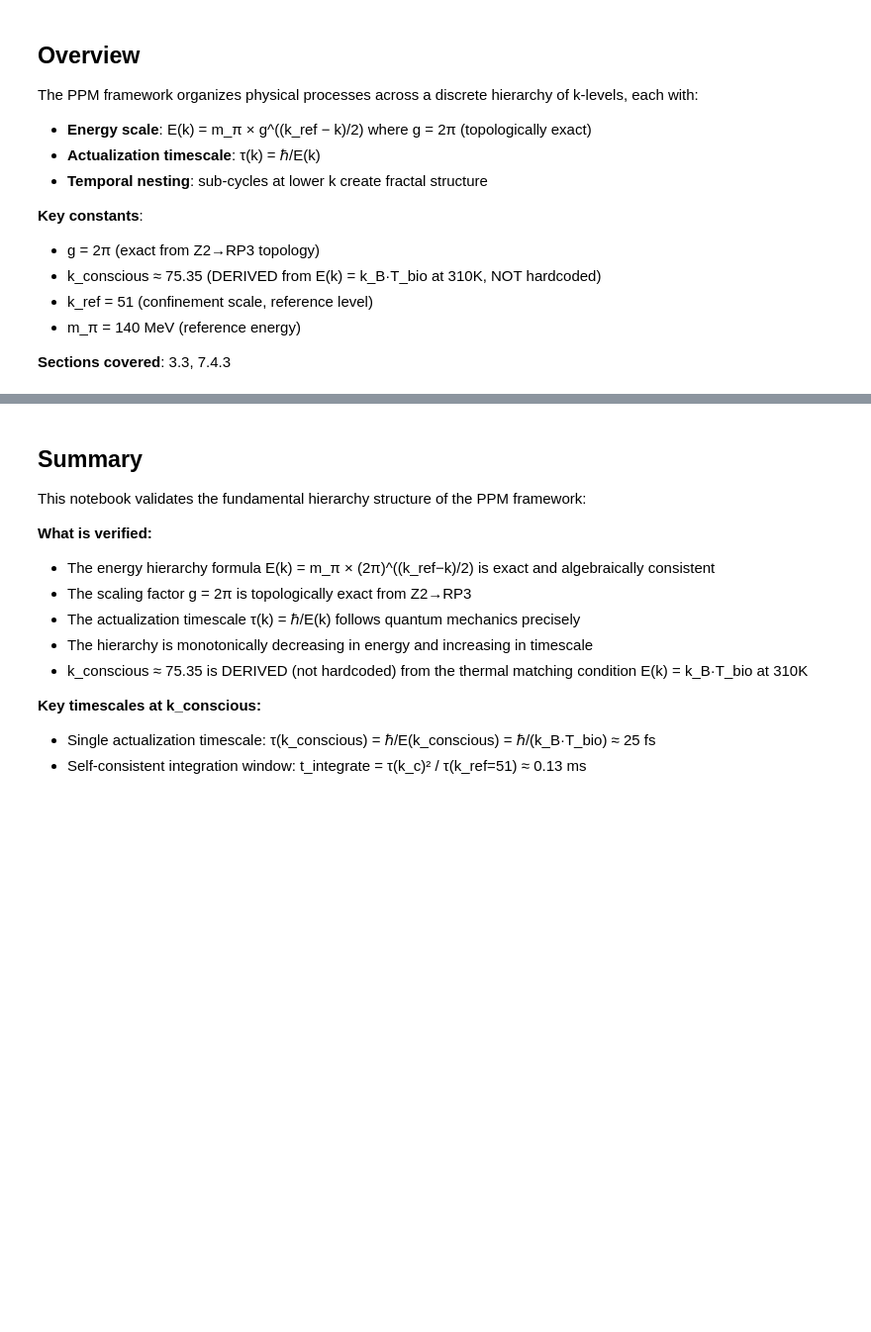
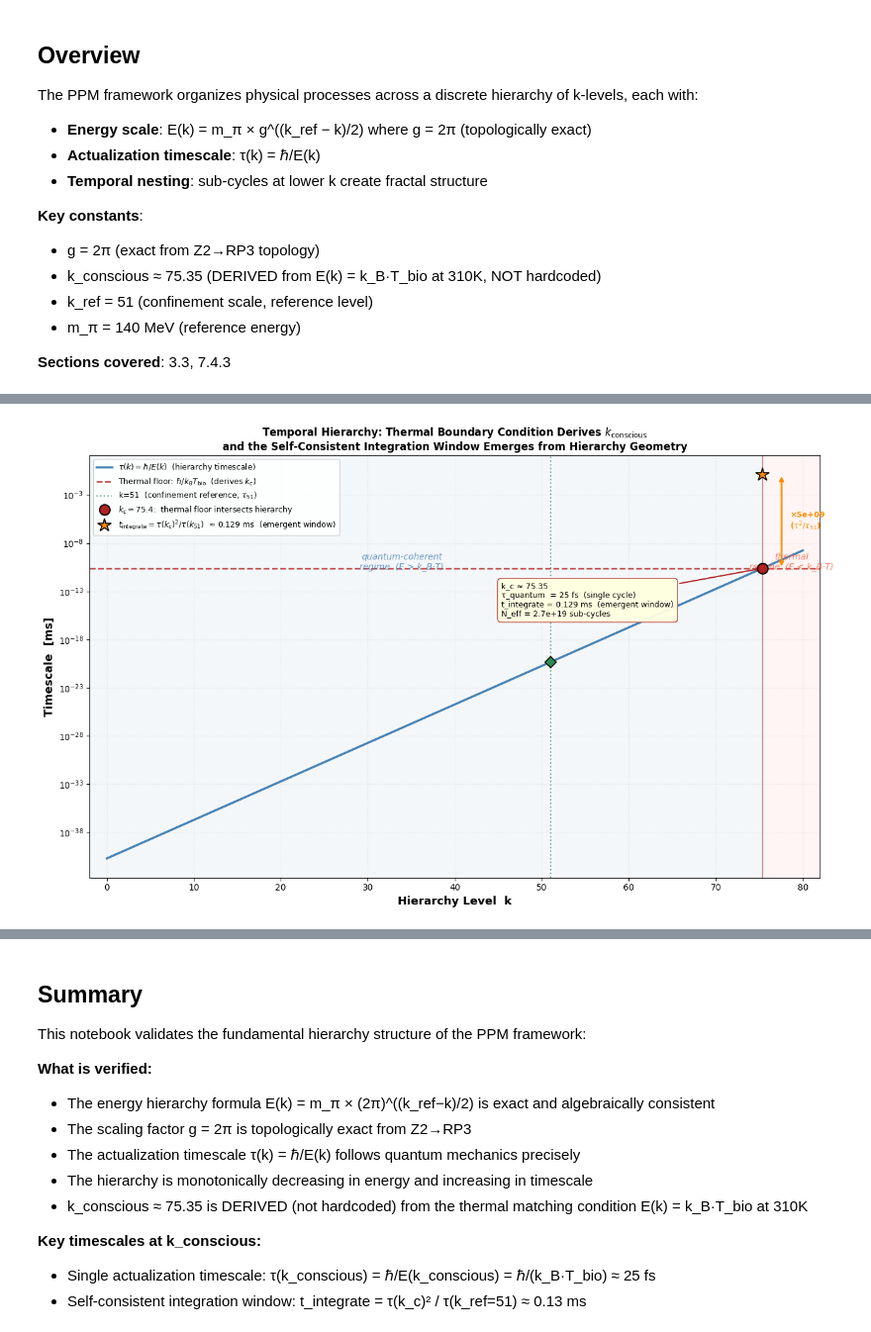
Before and after one commit to woz5999/ppm-framework, a Jupyter notebook: notebooks/01_hierarchy_and_timescales.ipynb, the cells around one changed output, grey strips where cells are left out. Shown at 99% size. Saved outputs shown, nothing was run; the diff lists cells and outputs as text; code cells hidden in the pictures; blank space fills up the shorter version.

```diff
--- a/notebooks/01_hierarchy_and_timescales.ipynb
+++ b/notebooks/01_hierarchy_and_timescales.ipynb
@@ -162,0 +130,98 @@ print(f"  Note: t_integrate corresponds to k ≈ 100 on the hierarchy — off th
+# %%
+import matplotlib.patches as mpatches
+import matplotlib.lines as mlines
+
+k_values = np.linspace(0, 80, 400)
+tau_values = np.array([actualization_timescale(k)['tau_quantum_s'] * 1e3 for k in k_values])
+
+k_c  = FRAMEWORK['k_conscious']
+t_c  = actualization_timescale(k_c)
+tau_kc_ms      = t_c['tau_quantum_s'] * 1e3      # 25 fs in ms
+t_integrate_ms = t_c['integration_ms']            # ~0.13 ms
+tau_k51_ms     = actualization_timescale(51)['tau_quantum_s'] * 1e3
+
+fig, ax = plt.subplots(figsize=(13, 8))
+
+# ── Shaded regime regions ──────────────────────────────────────────────────
+ax.axvspan(-2, k_c, alpha=0.06, color='steelblue', zorder=0)
+ax.axvspan(k_c, 82, alpha=0.06, color='tomato',    zorder=0)
+ax.text(k_c * 0.45, tau_values.max() * 0.6,
+        'quantum-coherent\nregime  (E > k_B·T)',
+        ha='center', va='top', fontsize=10, color='steelblue', alpha=0.8, style='italic')
+ax.text((k_c + 82) * 0.5, tau_values.max() * 0.6,
+        'thermal\nregime  (E < k_B·T)',
+        ha='center', va='top', fontsize=10, color='tomato', alpha=0.8, style='italic')
+
+# ── Main τ(k) curve ────────────────────────────────────────────────────────
+ax.semilogy(k_values, tau_values, 'steelblue', linewidth=2.5,
+            label=r'$\tau(k) = \hbar/E(k)$  (hierarchy timescale)')
+
+# ── Thermal floor: horizontal line at τ = ℏ/(k_B·T_bio) ──────────────────
+ax.axhline(tau_kc_ms, color='firebrick', linestyle='--', linewidth=1.8, alpha=0.85,
+           label=r'Thermal floor: $\hbar / k_B T_\mathrm{bio}$  (derives $k_\mathrm{c}$)')
+
+# ── k=51 landmark (enters integration window formula) ────────────────────
+ax.axvline(51, color='seagreen', linestyle=':', linewidth=1.6, alpha=0.7,
+           label='k=51  (confinement reference, $\\tau_{51}$)')
+ax.plot(51, tau_k51_ms, 'D', color='seagreen', markersize=9,
+        markeredgecolor='black', markeredgewidth=1.2, zorder=6)
+
+# ── k_conscious: where curve meets thermal floor ───────────────────────────
+ax.axvline(k_c, color='firebrick', linestyle='-', linewidth=1.4, alpha=0.5, zorder=1)
+
+# Point on curve at k_c
+ax.plot(k_c, tau_kc_ms, 'o', color='firebrick', markersize=12,
+        markeredgecolor='black', markeredgewidth=1.5, zorder=7,
+        label=f'$k_c \\approx {k_c:.1f}$:  thermal floor intersects hierarchy')
+
+# ── Integration window: same x, different y — NOT on the curve ────────────
+ax.plot(k_c, t_integrate_ms, '*', color='darkorange', markersize=16,
+        markeredgecolor='black', markeredgewidth=1.2, zorder=7,
+        label=f'$t_\\mathrm{{integrate}} = \\tau(k_c)^2/\\tau(k_{{51}})$  ≈ {t_integrate_ms:.3f} ms  (emergent window)')
+
+# ── Bracket on y-axis showing the geometric relationship ──────────────────
+# Vertical arrow from τ_kc to t_integrate at x = k_c + 1.5
+x_bracket = k_c + 2.2
+ax.annotate('', xy=(x_bracket, t_integrate_ms), xytext=(x_bracket, tau_kc_ms),
+            arrowprops=dict(arrowstyle='<->', color='darkorange', lw=2.0))
+ax.text(x_bracket + 1.0,
+        np.exp((np.log(t_integrate_ms) + np.log(tau_kc_ms)) / 2),
+        f'×{t_integrate_ms / tau_kc_ms:.0e}\n($\\tau^2/\\tau_{{51}}$)',
+        va='center', ha='left', fontsize=9, color='darkorange', fontweight='bold')
+
+# ── Annotation box at k_c ──────────────────────────────────────────────────
+ax.annotate(
+    f'k_c ≈ {k_c:.2f}\n'
+    f'τ_quantum  = {t_c["tau_quantum_s"]*1e15:.0f} fs  (single cycle)\n'
+    f't_integrate = {t_integrate_ms:.3f} ms  (emergent window)\n'
+    f'N_eff = {t_c["sub_cycles_k51"]:.1e} sub-cycles',
+    xy=(k_c, tau_kc_ms),
+    xytext=(k_c - 30, tau_kc_ms * 1e-5),
+    fontsize=9,
+    arrowprops=dict(arrowstyle='->', color='firebrick', lw=1.5),
+    bbox=dict(boxstyle='round,pad=0.5', facecolor='lightyellow',
+              edgecolor='firebrick', alpha=0.95),
+)
+
+ax.set_xlabel('Hierarchy Level  k', fontsize=13, fontweight='bold')
+ax.set_ylabel('Timescale  [ms]',     fontsize=13, fontweight='bold')
+ax.set_title(
+    'Temporal Hierarchy: Thermal Boundary Condition Derives $k_\\mathrm{conscious}$\n'
+    'and the Self-Consistent Integration Window Emerges from Hierarchy Geometry',
+    fontsize=12, fontweight='bold'
+)
+ax.grid(True, alpha=0.25, linestyle=':', linewidth=0.8)
+ax.legend(fontsize=9, loc='upper left', framealpha=0.9)
+ax.set_xlim(-2, 82)
+plt.tight_layout()
+plt.show()
+
+print(f"\nAt k_conscious = {k_c:.2f}  (DERIVED from E(k) = k_B·T_bio, NOT hardcoded):")
+print(f"  τ_quantum    = {t_c['tau_quantum_s']:.3e} s  ({t_c['tau_quantum_s']*1e15:.0f} fs)  — single actualization cycle")
+print(f"  t_integrate  = {t_integrate_ms:.4f} ms  — self-consistent coherence window")
+print(f"  Ratio        = {t_integrate_ms / (t_c['tau_quantum_s']*1e3):.2e}  (t_integrate / τ_quantum)")
+print(f"  N_eff        = {t_c['sub_cycles_k51']:.2e}  sub-cycles at k=51 per window")
+print(f"\n  Geometry: log(t_integrate) = 2·log(τ_kc) − log(τ_k51)")
+print(f"  i.e., t_integrate is the log-space reflection of τ_k51 about τ_kc")
+# %% [output]
+[figure, added]
```
Also changed, not shown: parts of 7 cells of this notebook.
